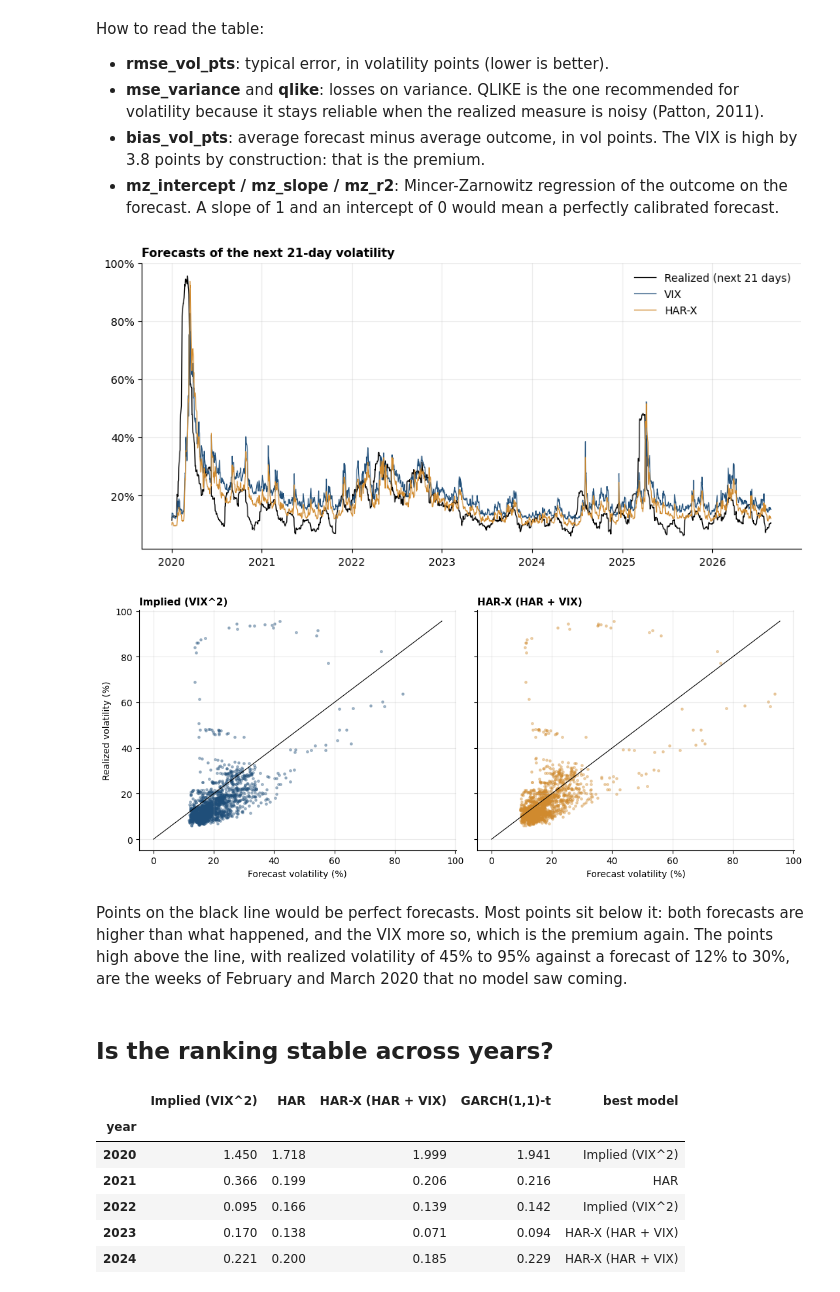
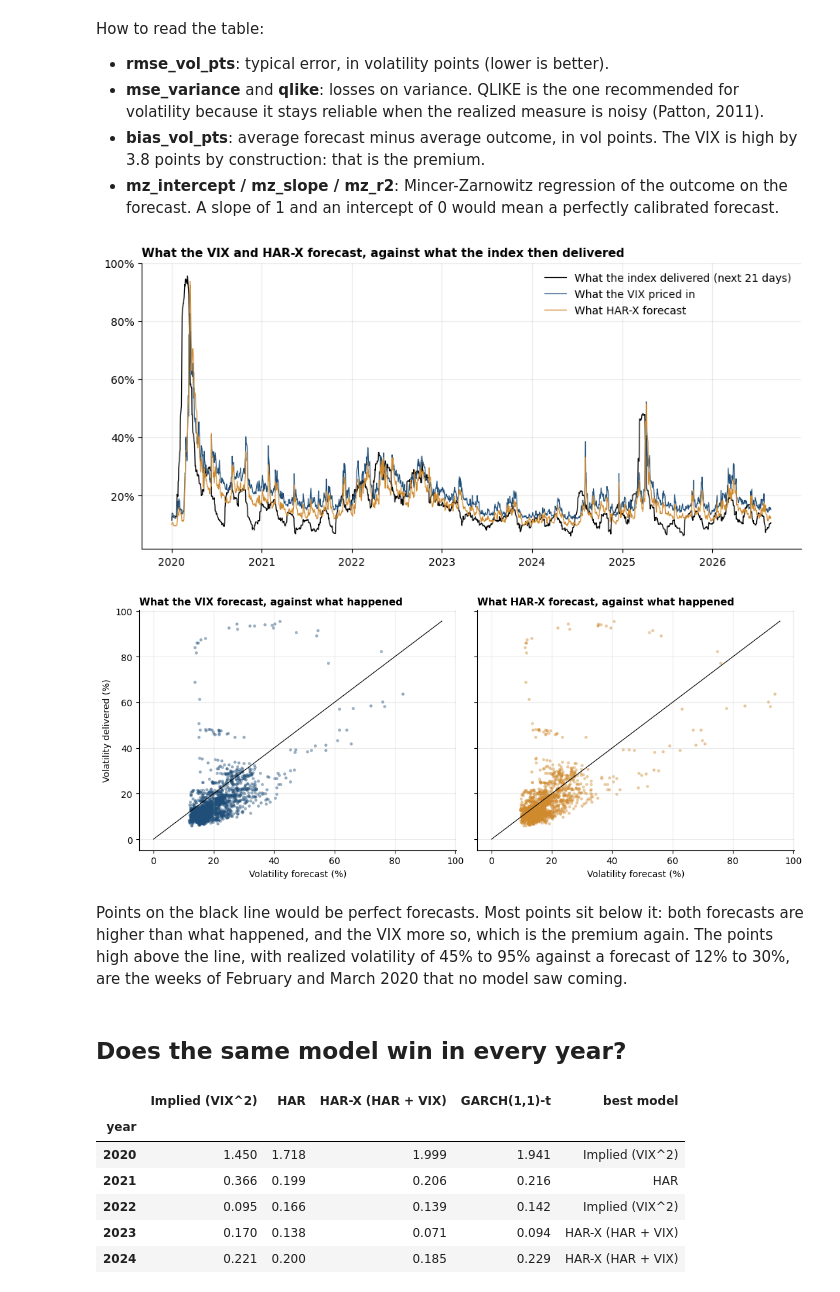
Before and after one commit to MelsaCavuldak/vol-risk-premium, a Jupyter notebook: 02_forecasting.ipynb, the cells around one changed output. Saved outputs shown, nothing was run; the diff lists cells and outputs as text; code cells hidden in the pictures.

Commit message:
Phrase the comparisons in titles, legends and headings as sentences
Applies to the figure in results/, the five notebooks and the README table.

```diff
--- a/02_forecasting.ipynb
+++ b/02_forecasting.ipynb
@@ -75,41 +75,41 @@ How to read the table:
 # %%
 from vrp.plots import PALETTE, style
 
 realized = realized_vol.loc[EVAL_START:].dropna()
 fig, ax = plt.subplots(figsize=(11, 4.8))
-ax.plot(realized.index, realized, color="black", lw=0.9, label="Realized (next 21 days)")
-ax.plot(realized.index, np.sqrt(forecasts["Implied (VIX^2)"]).reindex(realized.index), color=PALETTE[0], lw=0.8, label="VIX")
-ax.plot(realized.index, np.sqrt(har_x).reindex(realized.index), color=PALETTE[4], lw=0.8, label="HAR-X")
+ax.plot(realized.index, realized, color="black", lw=0.9, label="What the index delivered (next 21 days)")
+ax.plot(realized.index, np.sqrt(forecasts["Implied (VIX^2)"]).reindex(realized.index), color=PALETTE[0], lw=0.8, label="What the VIX priced in")
+ax.plot(realized.index, np.sqrt(har_x).reindex(realized.index), color=PALETTE[4], lw=0.8, label="What HAR-X forecast")
 ax.yaxis.set_major_formatter(plt.matplotlib.ticker.PercentFormatter(1.0))
 ax.legend(frameon=False)
-style(ax, "Forecasts of the next 21-day volatility")
+style(ax, "What the VIX and HAR-X forecast, against what the index then delivered")
 plt.close(fig)
 fig
 # %% [output]
-[figure, old version]
+[figure, new version]
 # %%
 aligned = pd.concat({**window, "realized": realized_var.loc[EVAL_START:]}, axis=1).dropna()
 y = aligned.pop("realized")
 
 fig, axes = plt.subplots(1, 2, figsize=(11, 4.6), sharex=True, sharey=True)
-for ax, name, color in zip(axes, ["Implied (VIX^2)", "HAR-X (HAR + VIX)"], [PALETTE[0], PALETTE[4]]):
+for ax, name, label, color in zip(axes, ["Implied (VIX^2)", "HAR-X (HAR + VIX)"], ["What the VIX forecast", "What HAR-X forecast"], [PALETTE[0], PALETTE[4]]):
     x = 100 * np.sqrt(aligned[name])
     z = 100 * np.sqrt(y)
     ax.scatter(x, z, s=6, alpha=0.35, color=color)
     top = max(x.max(), z.max())
     ax.plot([0, top], [0, top], color="black", lw=0.8)
-    ax.set_xlabel("Forecast volatility (%)")
-    style(ax, name)
-axes[0].set_ylabel("Realized volatility (%)")
+    ax.set_xlabel("Volatility forecast (%)")
+    style(ax, label + ", against what happened")
+axes[0].set_ylabel("Volatility delivered (%)")
 plt.tight_layout()
 plt.close(fig)
 fig
 # %% [output]
-[figure, old version]
+[figure, new version]
 # %% [markdown]
 Points on the black line would be perfect forecasts. Most points sit below it: both forecasts are higher than what happened, and the VIX more so, which is the premium again. The points high above the line, with realized volatility of 45% to 95% against a forecast of 12% to 30%, are the weeks of February and March 2020 that no model saw coming.
-# %% [markdown]
-## Is the ranking stable across years?
+# %% [markdown]
+## Does the same model win in every year?
 # %%
 def qlike(y, f):
     ratio = y / f
```
Also changed, not shown: parts of 1 cell of this notebook, 7 other files.
